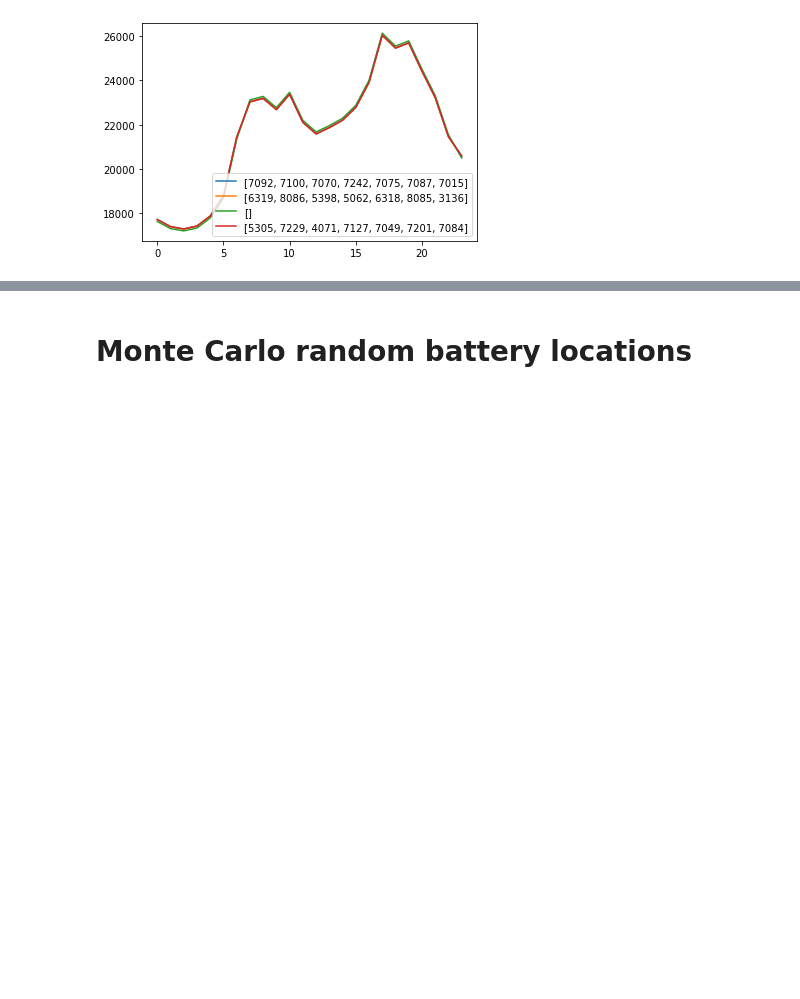
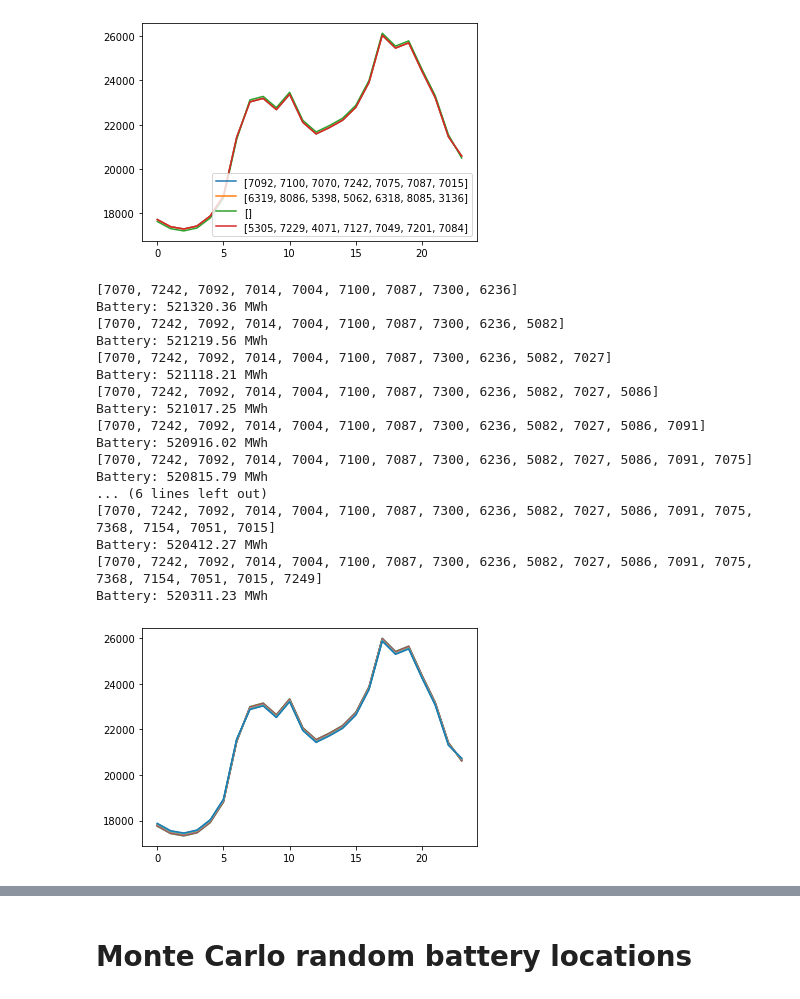
Before and after one commit to cjmlarson/networks-project, a Jupyter notebook: Test battery locations.ipynb, the cells around one changed output, grey strips where cells are left out. Drawn from its saved outputs; the diff is of its cells as text; code cells hidden in the pictures; blank space fills up the shorter version.

```diff
--- a/Test battery locations.ipynb
+++ b/Test battery locations.ipynb
@@ -287,0 +295,28 @@ Battery: 521513.52 MWh
+# %%
+for n in range(10):
+    try:
+        n_highest_centrality_nodes = batt_nodes_by_centrality[:n]
+
+        print(n_highest_centrality_nodes)
+        cost(n_highest_centrality_nodes)
+    except:
+        print('Infeasible')
+# %% [output]
+[7070, 7242, 7092, 7014, 7004, 7100, 7087, 7300, 6236]
+Battery: 521320.36 MWh
+[7070, 7242, 7092, 7014, 7004, 7100, 7087, 7300, 6236, 5082]
+Battery: 521219.56 MWh
+[7070, 7242, 7092, 7014, 7004, 7100, 7087, 7300, 6236, 5082, 7027]
+Battery: 521118.21 MWh
+[7070, 7242, 7092, 7014, 7004, 7100, 7087, 7300, 6236, 5082, 7027, 5086]
+Battery: 521017.25 MWh
+[7070, 7242, 7092, 7014, 7004, 7100, 7087, 7300, 6236, 5082, 7027, 5086, 7091]
+Battery: 520916.02 MWh
+[7070, 7242, 7092, 7014, 7004, 7100, 7087, 7300, 6236, 5082, 7027, 5086, 7091, 7075]
+Battery: 520815.79 MWh
+... (6 lines left out)
+[7070, 7242, 7092, 7014, 7004, 7100, 7087, 7300, 6236, 5082, 7027, 5086, 7091, 7075, 7368, 7154, 7051, 7015]
+Battery: 520412.27 MWh
+[7070, 7242, 7092, 7014, 7004, 7100, 7087, 7300, 6236, 5082, 7027, 5086, 7091, 7075, 7368, 7154, 7051, 7015, 7249]
+Battery: 520311.23 MWh
+[figure, added]
```
Also changed, not shown: parts of 5 cells of this notebook, 1 other file.
